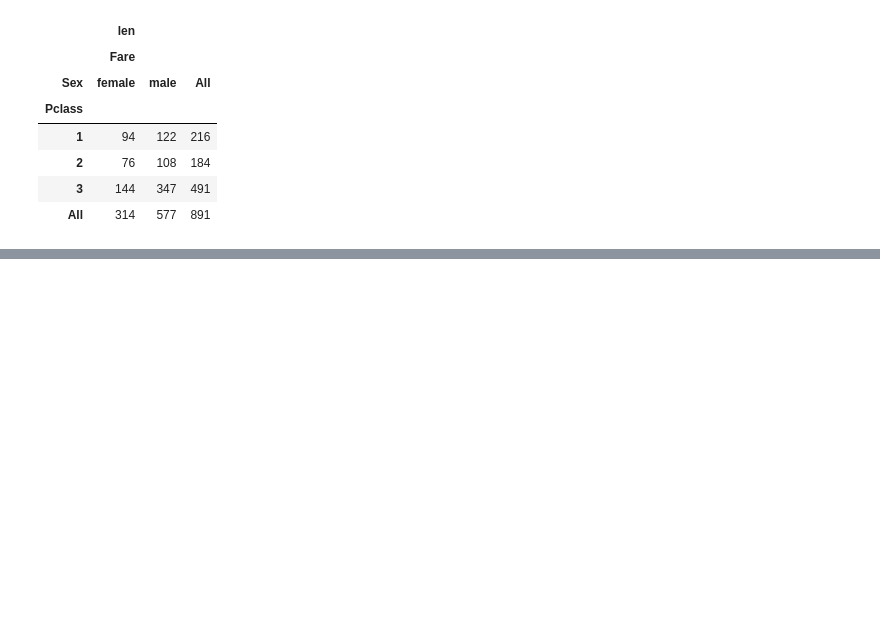
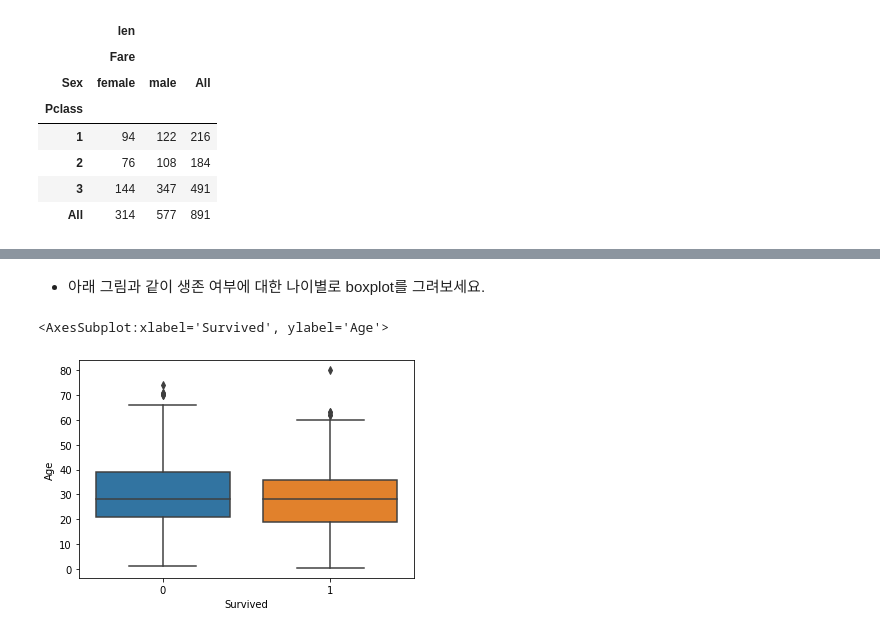
Before and after one commit to one-gidung/T_ACADEMY_ASAC, a Jupyter notebook: 6. EDA 및 전처리/titanic.ipynb, the cells around one changed output, grey strips where cells are left out. Saved outputs shown, nothing was run; the diff lists cells and outputs as text; code cells hidden in the pictures; blank space fills up the shorter version.

```diff
--- a/6. EDA 및 전처리/titanic.ipynb
+++ b/6. EDA 및 전처리/titanic.ipynb
@@ -299,0 +396,8 @@ pd.pivot_table(data,
+# %% [markdown]
+- 아래 그림과 같이 생존 여부에 대한 나이별로 boxplot를 그려보세요.
+# %%
+# 1번 스타일로 --> 직접 가로/ 세로에 데이터를 밀어 넣는 방식
+sns.boxplot(x=data["Survived"], y = data["Age"])
+# %% [output]
+<AxesSubplot:xlabel='Survived', ylabel='Age'>
+[figure, added]
```
Also changed, not shown: parts of 45 cells of this notebook, 1 other file.
